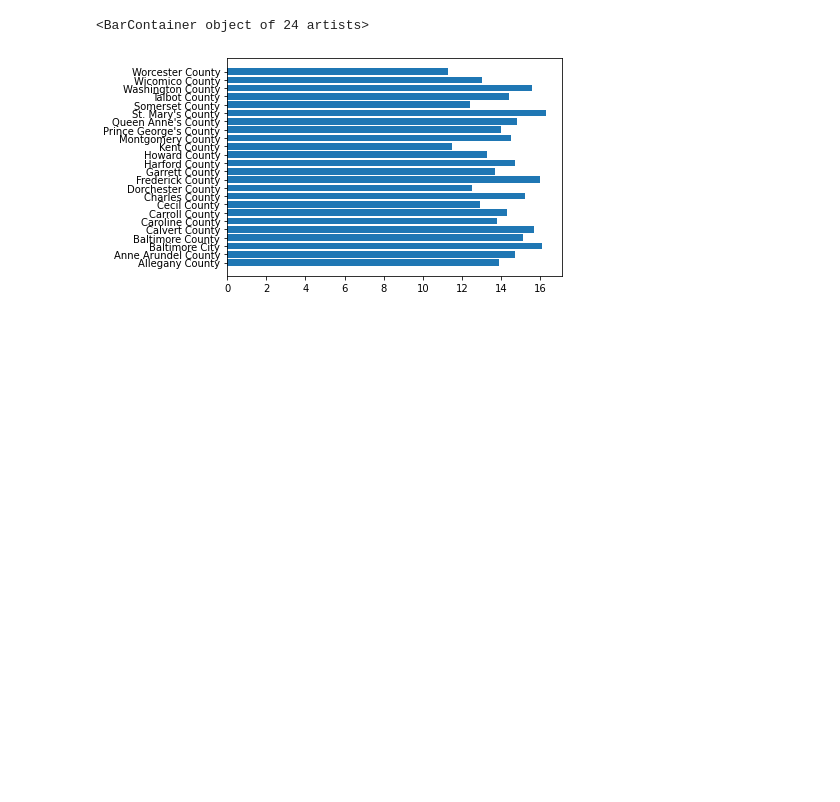
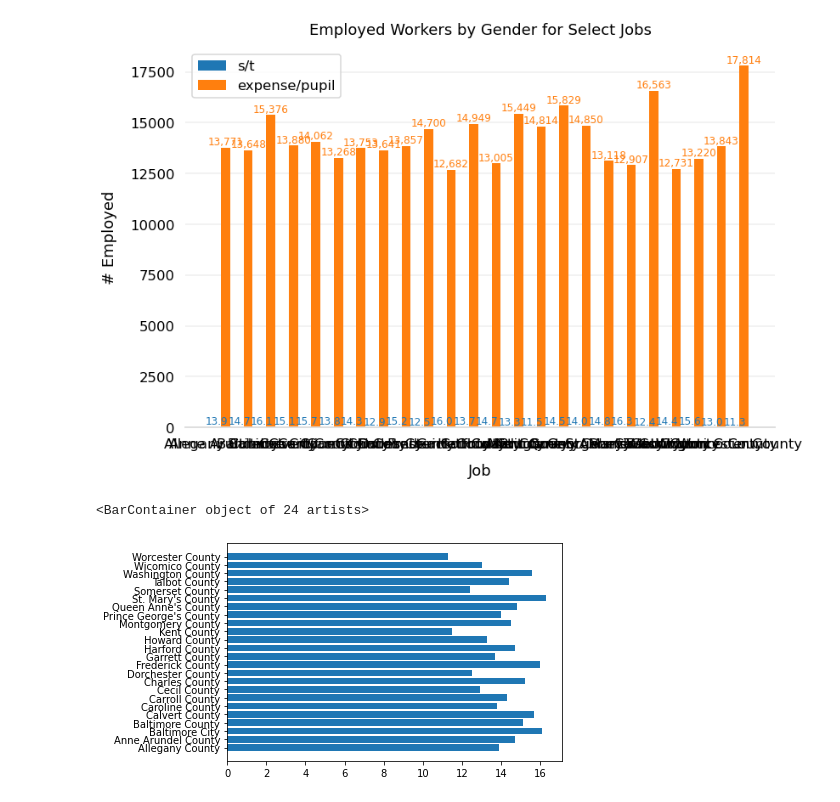
Before and after one commit to Mackeyk88/maryland-education, a Jupyter notebook: notebook/Capstone.ipynb, the cells around one changed output. Saved outputs shown, nothing was run; the diff lists cells and outputs as text; code cells hidden in the pictures; blank space fills up the shorter version.

```diff
--- a/notebook/Capstone.ipynb
+++ b/notebook/Capstone.ipynb
@@ -63,3 +64,70 @@ t
+# %%
+sns.set_context('talk')
+
+# Create a grouped bar chart, with job as the x-axis
+# and gender as the variable we're grouping on so there
+# are two bars per job.
+fig, ax = plt.subplots(figsize=(12, 8))
+
+# Our x-axis. We basically just want a list
+# of numbers from zero with a value for each
+# of our jobs.
+x = np.arange(len(t.County.unique()))
+
+# Define bar width. We need this to offset the second bar.
+bar_width = 0.4
+
+b1 = ax.bar(x, t.studteachratio,
+            width=bar_width, label='s/t')
+# Same thing, but offset the x.
+b2 = ax.bar(x + bar_width, t.expense_per_pupil,
+            width=bar_width, label='expense/pupil')
+
+# Fix the x-axes.
+ax.set_xticks(x + bar_width / 2)
+ax.set_xticklabels(t.County.unique())
+
+# Add legend.
+ax.legend()
+
+# Axis styling.
+ax.spines['top'].set_visible(False)
+ax.spines['right'].set_visible(False)
+ax.spines['left'].set_visible(False)
+ax.spines['bottom'].set_color('#DDDDDD')
+ax.tick_params(bottom=False, left=False)
+ax.set_axisbelow(True)
+ax.yaxis.grid(True, color='#EEEEEE')
+ax.xaxis.grid(False)
+
+# Add axis and chart labels.
+ax.set_xlabel('Job', labelpad=15)
+ax.set_ylabel('# Employed', labelpad=15)
+ax.set_title('Employed Workers by Gender for Select Jobs', pad=15)
+
+fig.tight_layout()
+
+
+
+
+for bar in ax.patches:
+  # The text annotation for each bar should be its height.
+  bar_value = bar.get_height()
+  # Format the text with commas to separate thousands. You can do
+  # any type of formatting here though.
+  text = f'{bar_value:,}'
+  # This will give the middle of each bar on the x-axis.
+  text_x = bar.get_x() + bar.get_width() / 2
+  # get_y() is where the bar starts so we add the height to it.
+  text_y = bar.get_y() + bar_value
+  # If we want the text to be the same color as the bar, we can
+  # get the color like so:
+  bar_color = bar.get_facecolor()
+  # If you want a consistent color, you can just set it as a constant, e.g. #222222
+  ax.text(text_x, text_y, text, ha='center', va='bottom', color=bar_color,
+          size=12)
+# %% [output]
+[figure, added]
 # %%
 plt.barh(t.County, t.studteachratio)
 # %% [output]
```
Also changed, not shown: parts of 7 cells of this notebook.
